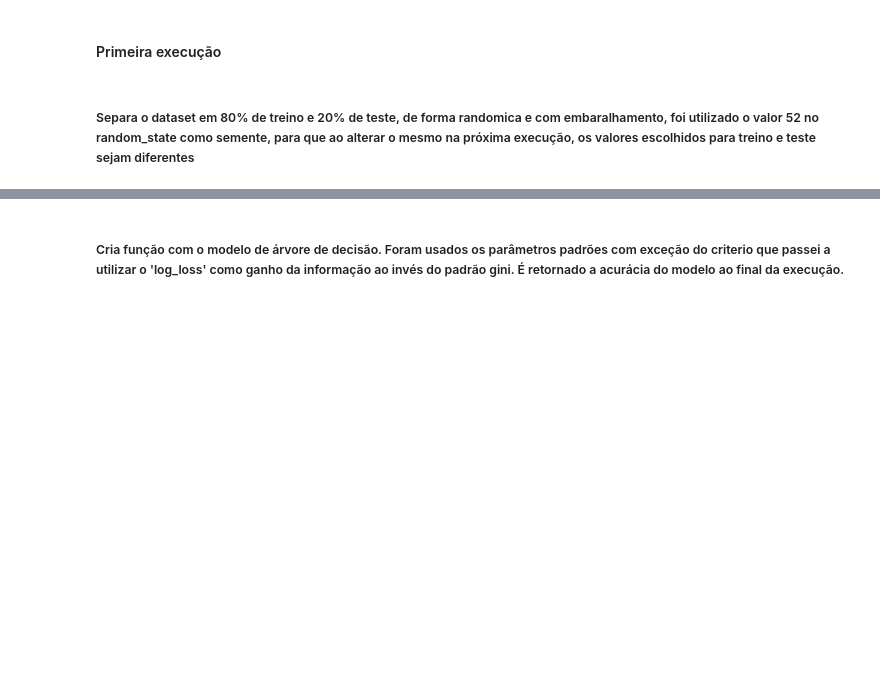
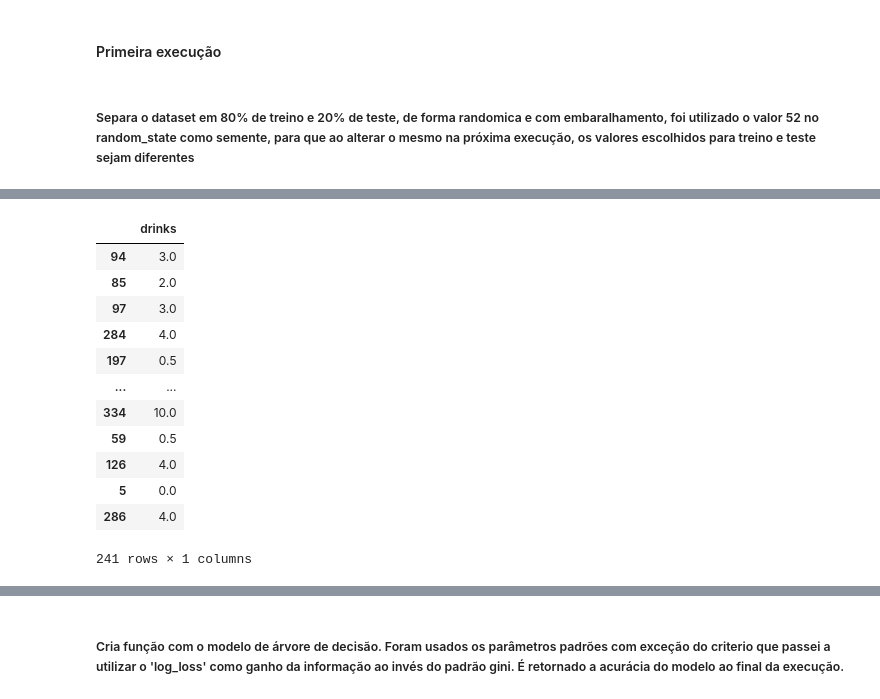
Before and after one commit to deiveleal/data, a Jupyter notebook: mestrado/ft105/classificacao/ClassificationNaiveBayesKNNEnsemble.ipynb, the cells around one changed output, grey strips where cells are left out. Cells and saved outputs as stored; diff of their text form; code cells hidden in the pictures; blank space fills up the shorter version.

```diff
--- a/mestrado/ft105/classificacao/ClassificationNaiveBayesKNNEnsemble.ipynb
+++ b/mestrado/ft105/classificacao/ClassificationNaiveBayesKNNEnsemble.ipynb
@@ -140,0 +157,16 @@ X_train
+# %%
+y_train
+# %% [output]
+|  | drinks |
+| 94 | 3.0 |
+| 85 | 2.0 |
+| 97 | 3.0 |
+| 284 | 4.0 |
+| 197 | 0.5 |
+| ... | ... |
+| 334 | 10.0 |
+| 59 | 0.5 |
+| 126 | 4.0 |
+| 5 | 0.0 |
+| 286 | 4.0 |
+241 rows × 1 columns
```
Also changed, not shown: parts of 15 cells of this notebook.
